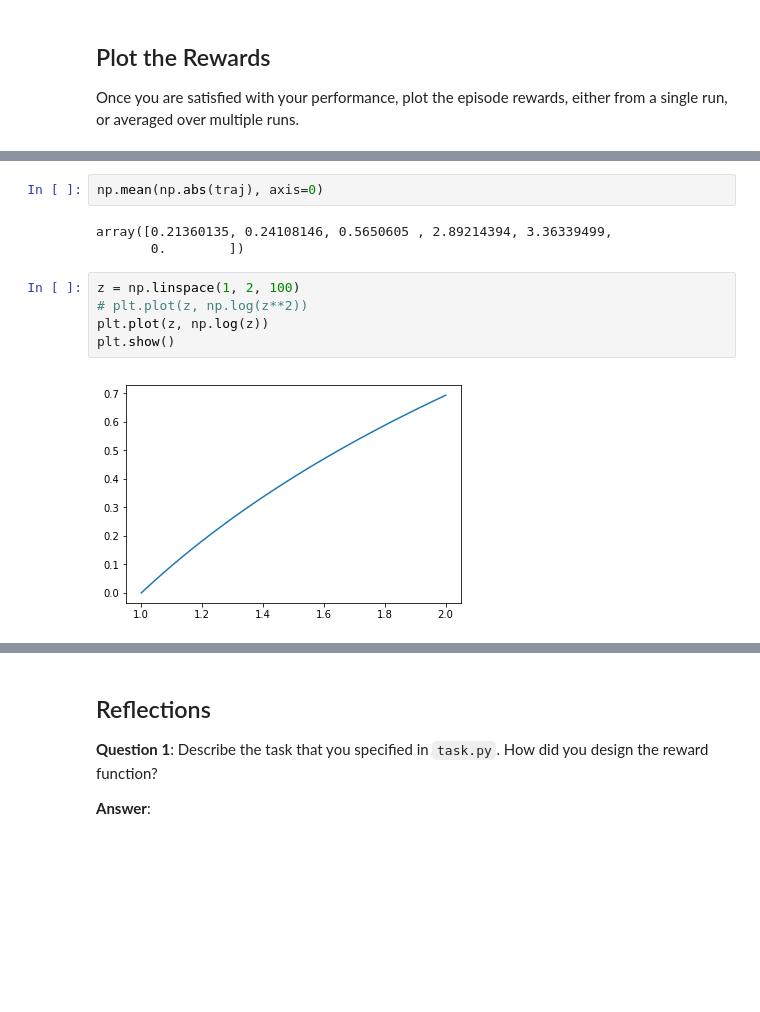
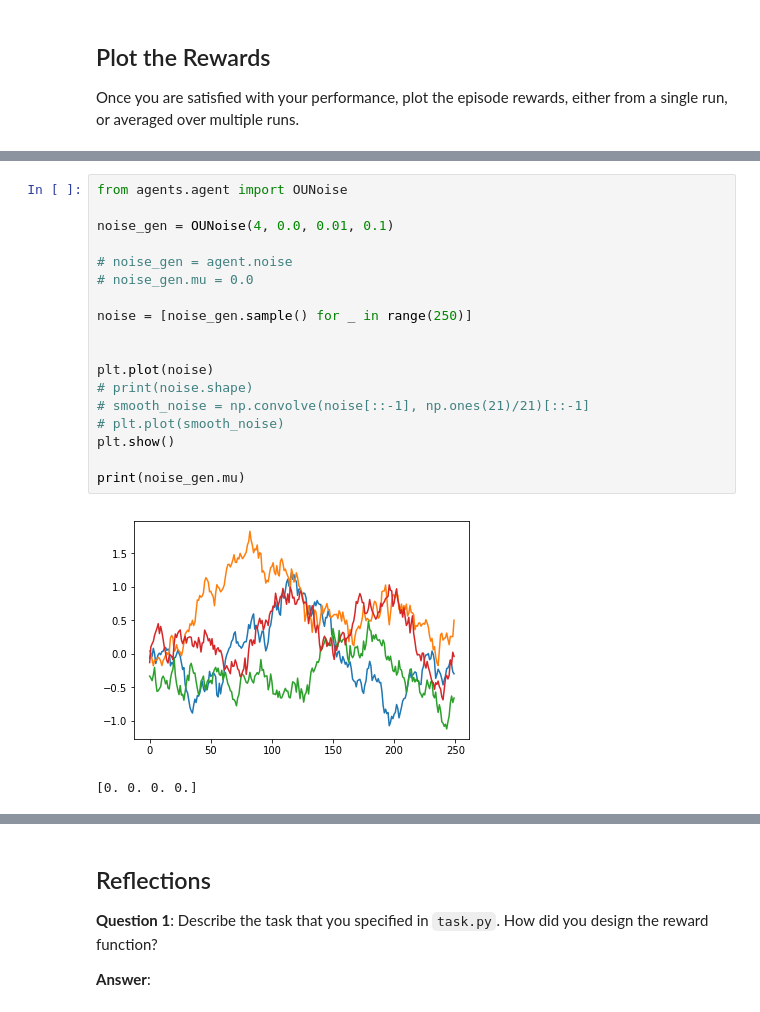
Before and after one commit to racersmith/RL_Quadcopter_2, a Jupyter notebook: Quadcopter_Project.ipynb, the cells around one changed output, grey strips where cells are left out. Drawn from its saved outputs; the diff is of its cells as text; blank space fills up the shorter version.

```diff
--- a/Quadcopter_Project.ipynb
+++ b/Quadcopter_Project.ipynb
@@ -240,12 +282,21 @@ util.plot_run(results)
-# %%
-np.mean(np.abs(traj), axis=0)
-# %% [output]
-array([0.21360135, 0.24108146, 0.5650605 , 2.89214394, 3.36339499,
-       0.        ])
-# %%
-z = np.linspace(1, 2, 100)
-# plt.plot(z, np.log(z**2))
-plt.plot(z, np.log(z))
-plt.show()
-# %% [output]
-[figure, removed]
+# %%
+from agents.agent import OUNoise
+
+noise_gen = OUNoise(4, 0.0, 0.01, 0.1)
+
+# noise_gen = agent.noise
+# noise_gen.mu = 0.0
+
+noise = [noise_gen.sample() for _ in range(250)]
+
+
+plt.plot(noise)
+# print(noise.shape)
+# smooth_noise = np.convolve(noise[::-1], np.ones(21)/21)[::-1]
+# plt.plot(smooth_noise)
+plt.show()
+
+print(noise_gen.mu)
+# %% [output]
+[figure, added]
+[0. 0. 0. 0.]
```
Also changed, not shown: parts of 12 cells of this notebook, 5 other files.
